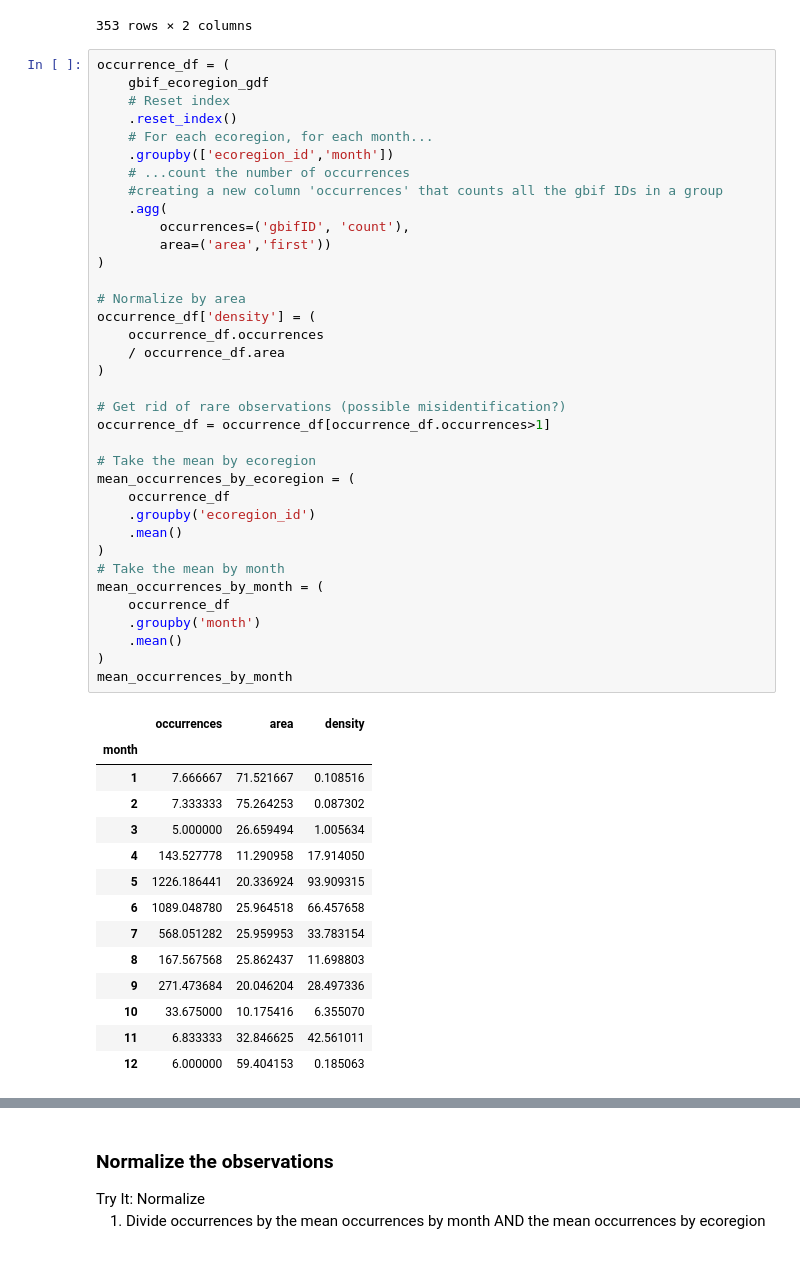
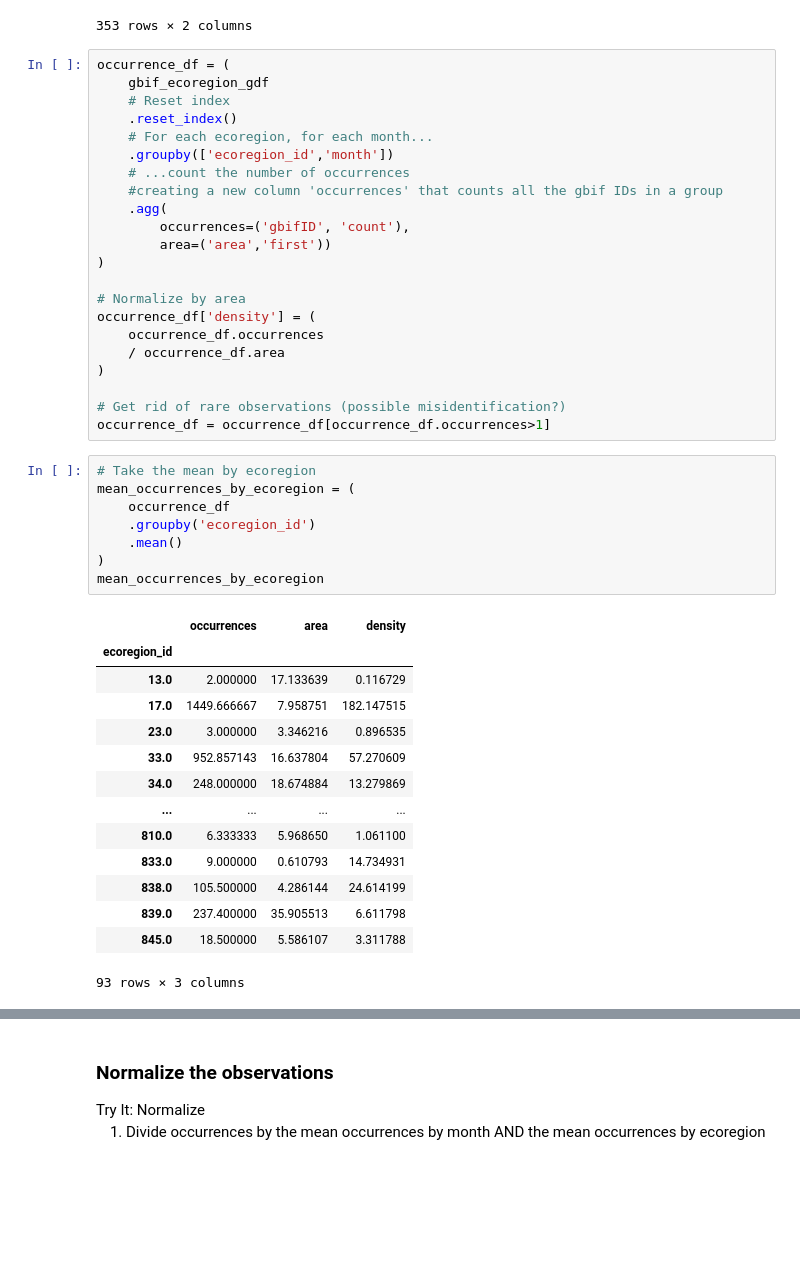
Before and after one commit to earthlab-education/02-migration-maxwarnock, a Jupyter notebook: notebooks/migration-32-normalize.ipynb, the cells around one changed output, grey strips where cells are left out. Saved outputs shown, nothing was run; the diff lists cells and outputs as text; blank space fills up the shorter version.

```diff
--- a/notebooks/migration-32-normalize.ipynb
+++ b/notebooks/migration-32-normalize.ipynb
@@ -105,32 +105,26 @@ occurrence_df['density'] = (
 
 # Get rid of rare observations (possible misidentification?)
 occurrence_df = occurrence_df[occurrence_df.occurrences>1]
-
-# Take the mean by ecoregion
-mean_occurrences_by_ecoregion = (
-    occurrence_df
-    .groupby('ecoregion_id')
-    .mean()
-)
-# Take the mean by month
-mean_occurrences_by_month = (
-    occurrence_df
-    .groupby('month')
-    .mean()
-)
-mean_occurrences_by_month
-# %% [output]
-|  | occurrences | area | density |
-| month |  |  |  |
-| 1 | 7.666667 | 71.521667 | 0.108516 |
-| 2 | 7.333333 | 75.264253 | 0.087302 |
-| 3 | 5.000000 | 26.659494 | 1.005634 |
-| 4 | 143.527778 | 11.290958 | 17.914050 |
-| 5 | 1226.186441 | 20.336924 | 93.909315 |
-| 6 | 1089.048780 | 25.964518 | 66.457658 |
-| 7 | 568.051282 | 25.959953 | 33.783154 |
-| 8 | 167.567568 | 25.862437 | 11.698803 |
-| 9 | 271.473684 | 20.046204 | 28.497336 |
-| 10 | 33.675000 | 10.175416 | 6.355070 |
-| 11 | 6.833333 | 32.846625 | 42.561011 |
-| 12 | 6.000000 | 59.404153 | 0.185063 |
+# %%
+# Take the mean by ecoregion
+mean_occurrences_by_ecoregion = (
+    occurrence_df
+    .groupby('ecoregion_id')
+    .mean()
+)
+mean_occurrences_by_ecoregion
+# %% [output]
+|  | occurrences | area | density |
+| ecoregion_id |  |  |  |
+| 13.0 | 2.000000 | 17.133639 | 0.116729 |
+| 17.0 | 1449.666667 | 7.958751 | 182.147515 |
+| 23.0 | 3.000000 | 3.346216 | 0.896535 |
+| 33.0 | 952.857143 | 16.637804 | 57.270609 |
+| 34.0 | 248.000000 | 18.674884 | 13.279869 |
+| ... | ... | ... | ... |
+| 810.0 | 6.333333 | 5.968650 | 1.061100 |
+| 833.0 | 9.000000 | 0.610793 | 14.734931 |
+| 838.0 | 105.500000 | 4.286144 | 24.614199 |
+| 839.0 | 237.400000 | 35.905513 | 6.611798 |
+| 845.0 | 18.500000 | 5.586107 | 3.311788 |
+93 rows × 3 columns
```
Also changed, not shown: parts of 4 cells of this notebook.
